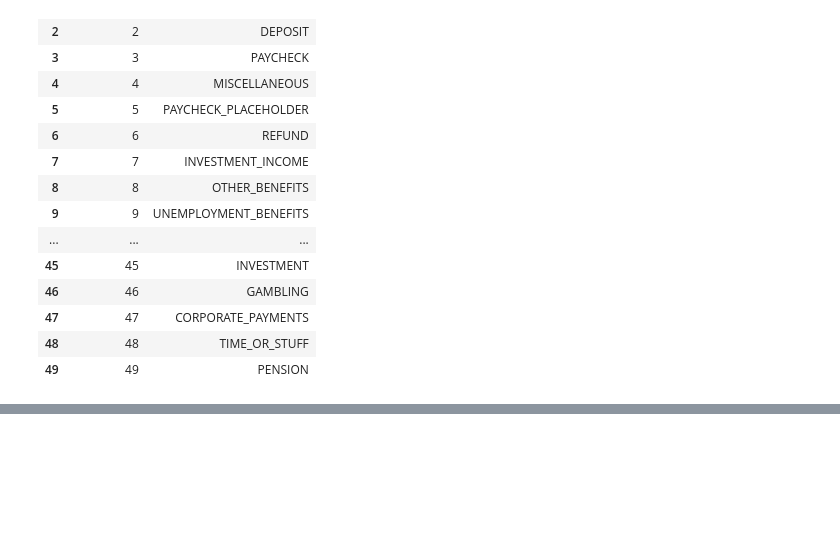
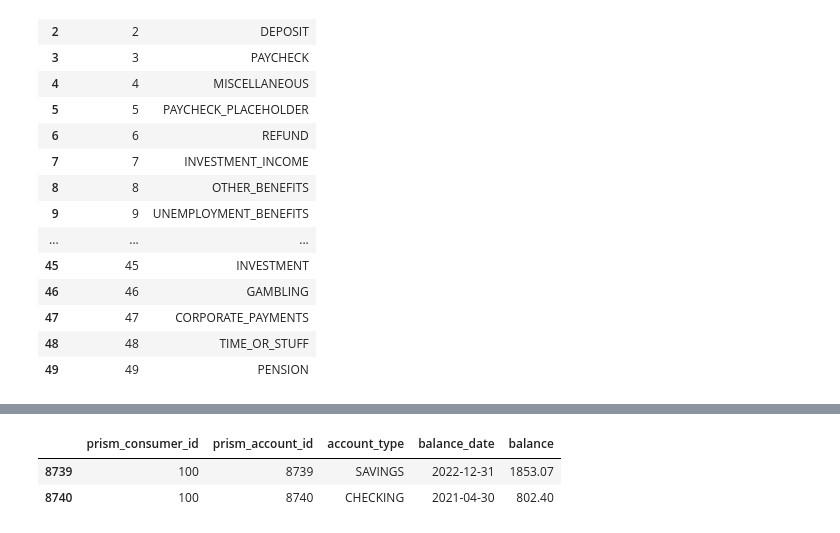
Before and after one commit to harisdsc/DSC180B, a Jupyter notebook: EDA.ipynb, the cells around one changed output, grey strips where cells are left out. Drawn from its saved outputs; the diff is of its cells as text; code cells hidden in the pictures; blank space fills up the shorter version.

```diff
--- a/EDA.ipynb
+++ b/EDA.ipynb
@@ -137,0 +222,6 @@ mapping
+# %%
+acc[acc['prism_consumer_id'] == '100']
+# %% [output]
+|  | prism_consumer_id | prism_account_id | account_type | balance_date | balance |
+| 8739 | 100 | 8739 | SAVINGS | 2022-12-31 | 1853.07 |
+| 8740 | 100 | 8740 | CHECKING | 2021-04-30 | 802.40 |
```
Also changed, not shown: parts of 9 cells of this notebook, 4 other files.
